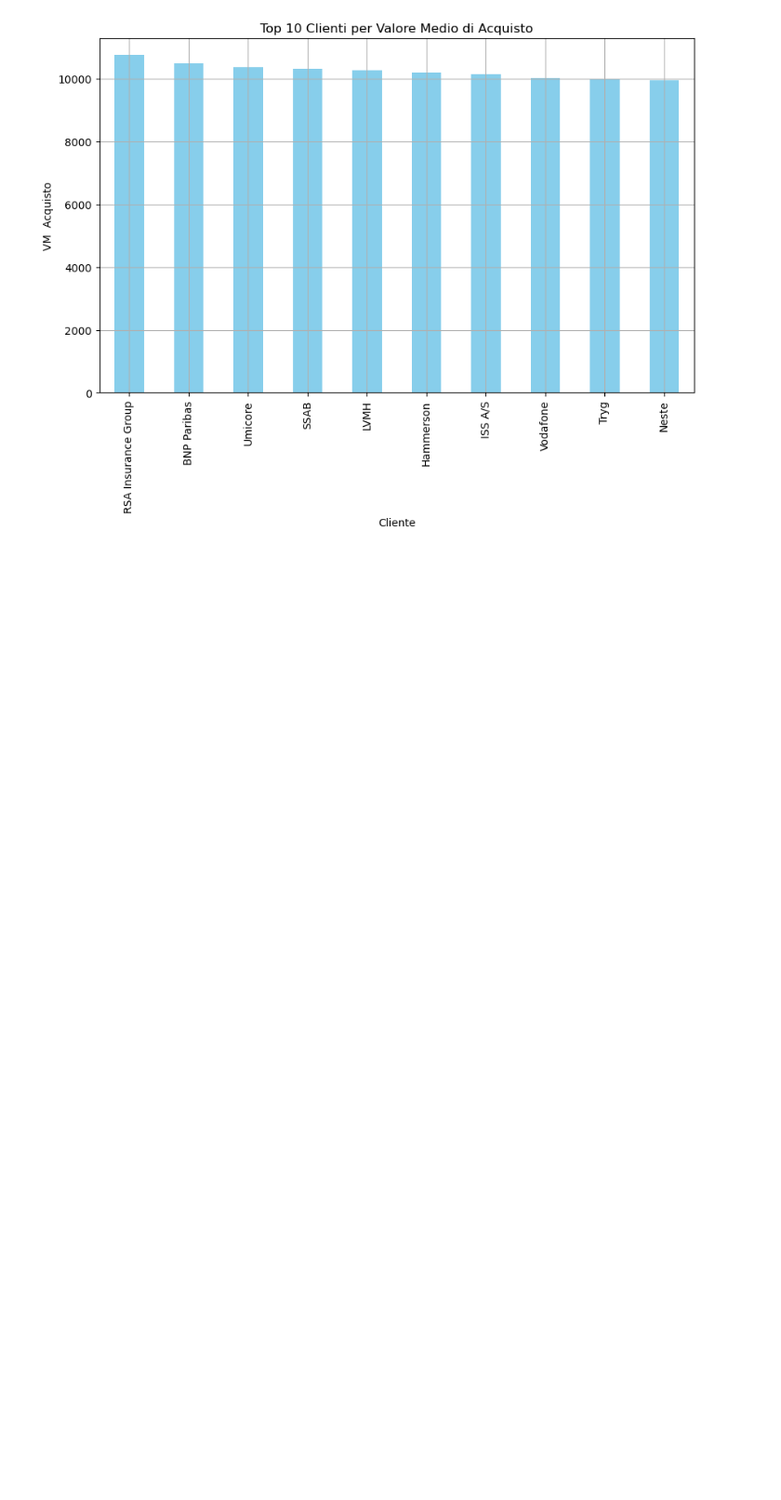
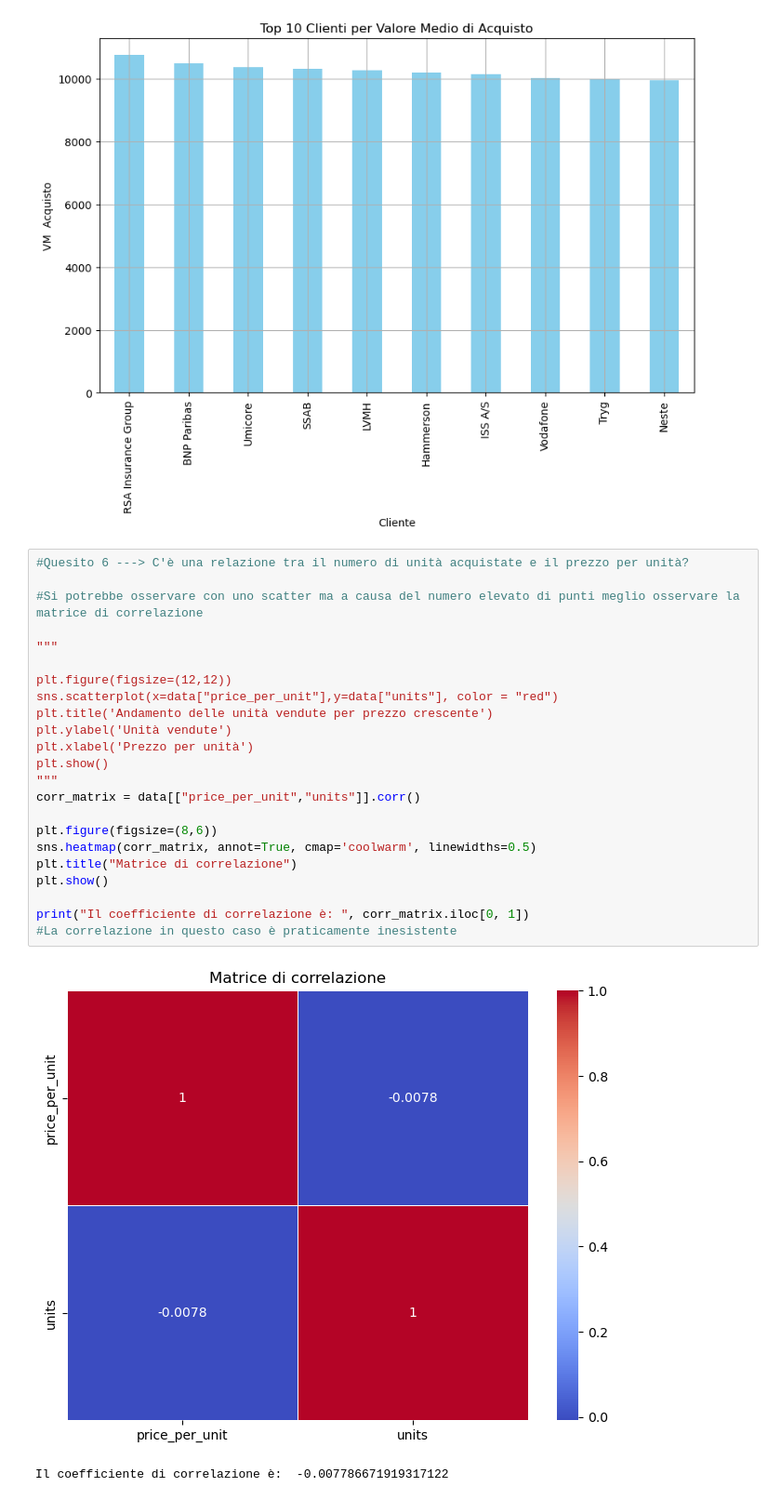
Before and after one commit to RobertoZanolli/European-corporates-sales-analysis, a Jupyter notebook: eu_corporate_sales_analysis.ipynb, the cells around one changed output. Shown at 93% size. Saved outputs shown, nothing was run; the diff lists cells and outputs as text; blank space fills up the shorter version.

Commit message:
Fine
Finito quesito 6 e rifatti grafici con powerBI

```diff
--- a/eu_corporate_sales_analysis.ipynb
+++ b/eu_corporate_sales_analysis.ipynb
@@ -182,3 +182,29 @@ Tryg                   10014.781633
 Neste                   9946.807143
 Name: total_revenue, dtype: float64
 [figure]
+# %%
+#Quesito 6 ---> C'è una relazione tra il numero di unità acquistate e il prezzo per unità?
+
+#Si potrebbe osservare con uno scatter ma a causa del numero elevato di punti meglio osservare la matrice di correlazione
+
+"""
+
+plt.figure(figsize=(12,12))
+sns.scatterplot(x=data["price_per_unit"],y=data["units"], color = "red")
+plt.title('Andamento delle unità vendute per prezzo crescente')
+plt.ylabel('Unità vendute')
+plt.xlabel('Prezzo per unità')
+plt.show()
+"""
+corr_matrix = data[["price_per_unit","units"]].corr()
+
+plt.figure(figsize=(8,6))
+sns.heatmap(corr_matrix, annot=True, cmap='coolwarm', linewidths=0.5)
+plt.title("Matrice di correlazione")
+plt.show()
+
+print("Il coefficiente di correlazione è: ", corr_matrix.iloc[0, 1])
+#La correlazione in questo caso è praticamente inesistente
+# %% [output]
+[figure, added]
+Il coefficiente di correlazione è:  -0.007786671919317122
```
Also changed, not shown: 6 other files.
